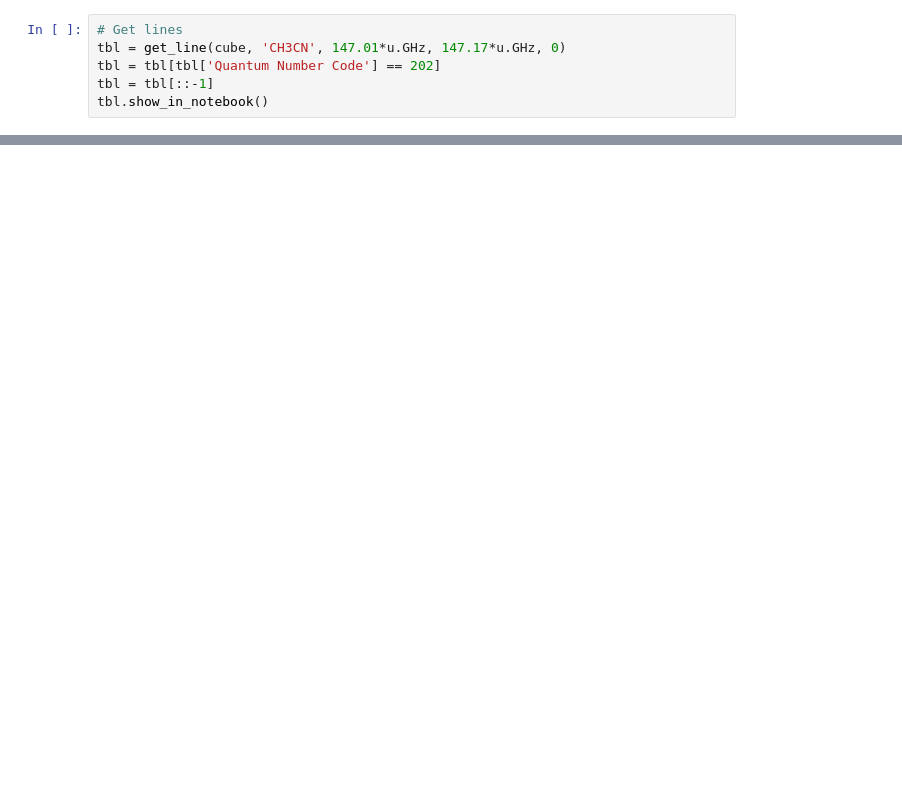
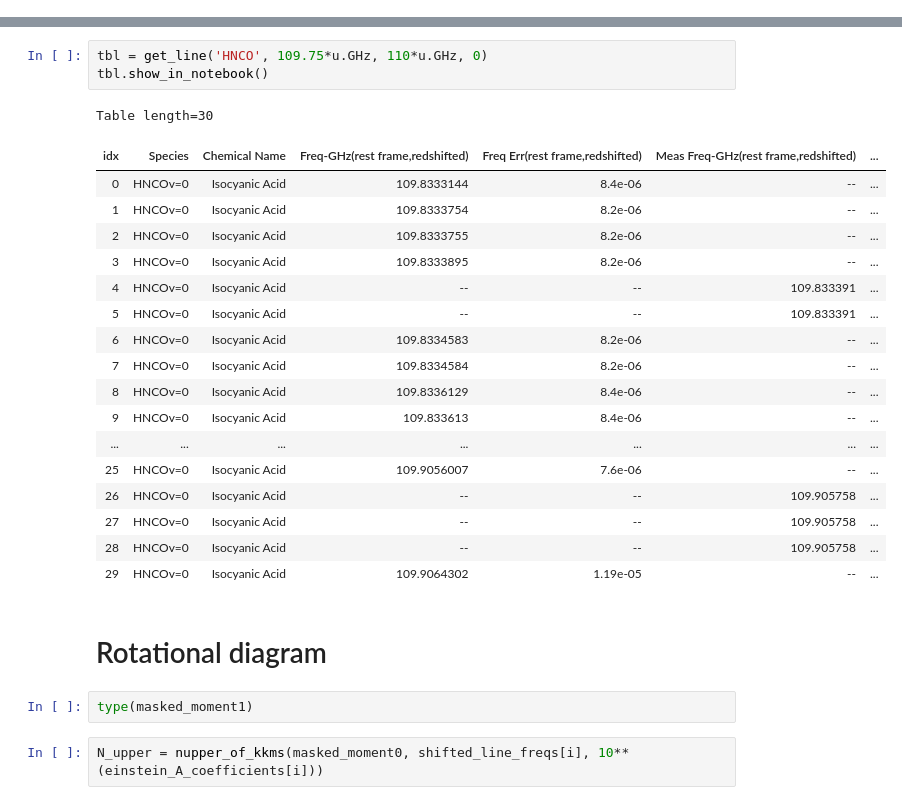
Before and after one commit to abulatek/brick, a Jupyter notebook: first_results/temperature_map.ipynb, the cells around one changed output, grey strips where cells are left out. Saved outputs shown, nothing was run; the diff lists cells and outputs as text; blank space fills up the shorter version.

```diff
--- a/first_results/temperature_map.ipynb
+++ b/first_results/temperature_map.ipynb
@@ -124,6 +0,0 @@ imshow(mad_std_map_sclip.value, cmap='gray', origin='lower')
-# %%
-# Get lines
-tbl = get_line(cube, 'CH3CN', 147.01*u.GHz, 147.17*u.GHz, 0)
-tbl = tbl[tbl['Quantum Number Code'] == 202]
-tbl = tbl[::-1]
-tbl.show_in_notebook()
@@ -214,0 +305,28 @@ WARNING: BeamAverageWarning: Arithmetic beam averaging is being performed.  This
+# %%
+tbl = get_line('HNCO', 109.75*u.GHz, 110*u.GHz, 0)
+tbl.show_in_notebook()
+# %% [output]
+Table length=30
+| idx | Species | Chemical Name | Freq-GHz(rest frame,redshifted) | Freq Err(rest frame,redshifted) | Meas Freq-GHz(rest frame,redshifted) | ... |
+| 0 | HNCOv=0 | Isocyanic Acid | 109.8333144 | 8.4e-06 | -- | ... |
+| 1 | HNCOv=0 | Isocyanic Acid | 109.8333754 | 8.2e-06 | -- | ... |
+| 2 | HNCOv=0 | Isocyanic Acid | 109.8333755 | 8.2e-06 | -- | ... |
+| 3 | HNCOv=0 | Isocyanic Acid | 109.8333895 | 8.2e-06 | -- | ... |
+| 4 | HNCOv=0 | Isocyanic Acid | -- | -- | 109.833391 | ... |
+| 5 | HNCOv=0 | Isocyanic Acid | -- | -- | 109.833391 | ... |
+| 6 | HNCOv=0 | Isocyanic Acid | 109.8334583 | 8.2e-06 | -- | ... |
+| 7 | HNCOv=0 | Isocyanic Acid | 109.8334584 | 8.2e-06 | -- | ... |
+| 8 | HNCOv=0 | Isocyanic Acid | 109.8336129 | 8.4e-06 | -- | ... |
+| 9 | HNCOv=0 | Isocyanic Acid | 109.833613 | 8.4e-06 | -- | ... |
+| ... | ... | ... | ... | ... | ... | ... |
+| 25 | HNCOv=0 | Isocyanic Acid | 109.9056007 | 7.6e-06 | -- | ... |
+| 26 | HNCOv=0 | Isocyanic Acid | -- | -- | 109.905758 | ... |
+| 27 | HNCOv=0 | Isocyanic Acid | -- | -- | 109.905758 | ... |
+| 28 | HNCOv=0 | Isocyanic Acid | -- | -- | 109.905758 | ... |
+| 29 | HNCOv=0 | Isocyanic Acid | 109.9064302 | 1.19e-05 | -- | ... |
+# %% [markdown]
+# Rotational diagram
+# %%
+type(masked_moment1)
+# %%
+N_upper = nupper_of_kkms(masked_moment0, shifted_line_freqs[i], 10**(einstein_A_coefficients[i]))
```
Also changed, not shown: parts of 41 cells of this notebook, 6 other files.
